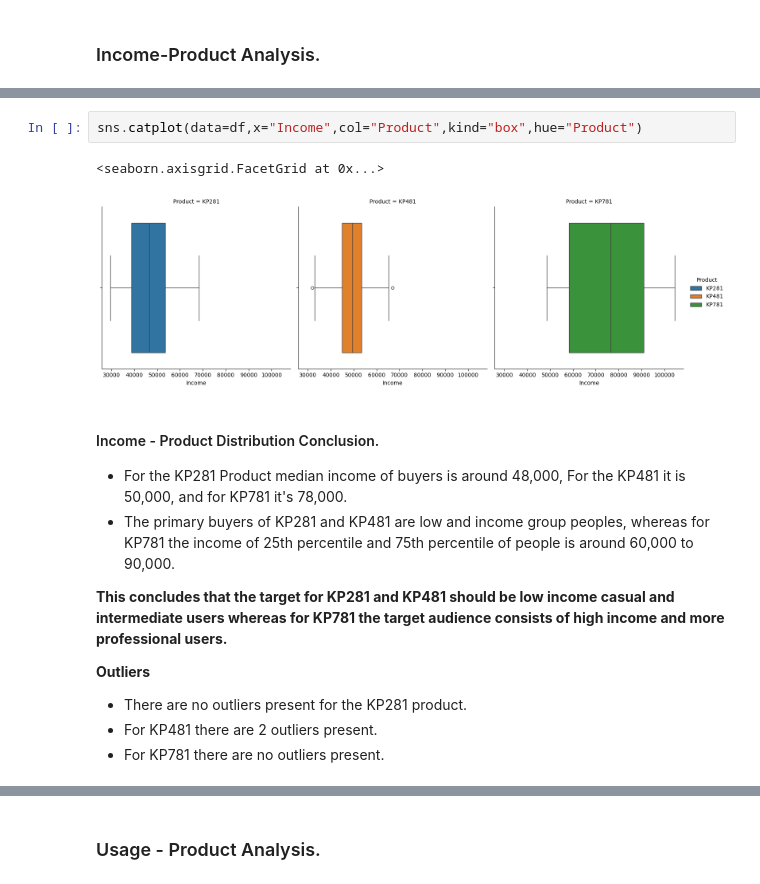
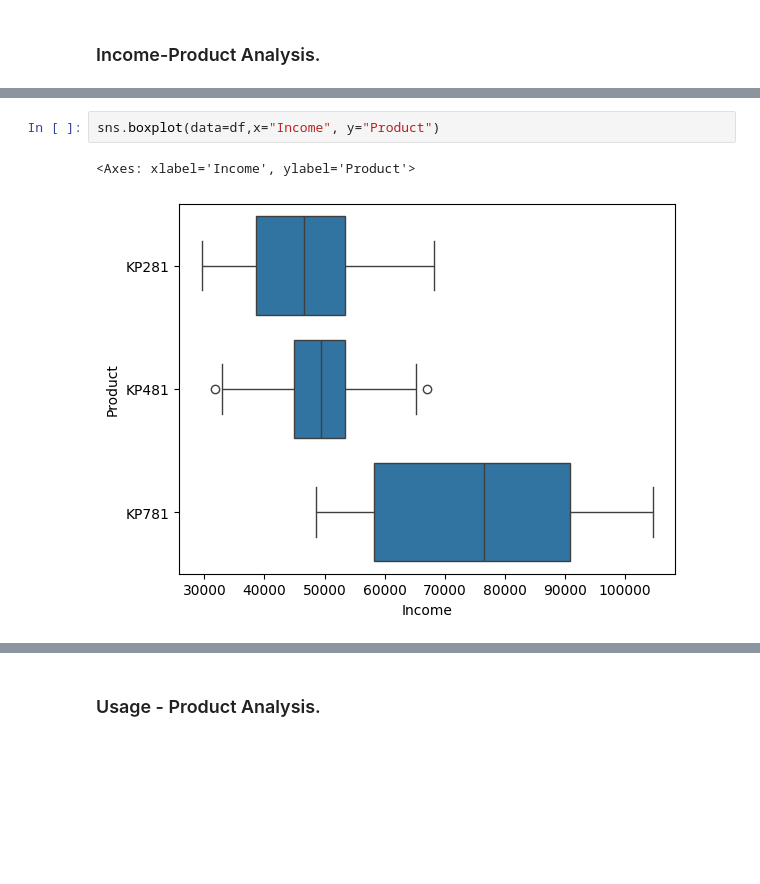
Before and after one commit to 2k4sm/aerofitAnalysis, a Jupyter notebook: aerofit_analysis.ipynb, the cells around one changed output, grey strips where cells are left out. Saved outputs shown, nothing was run; the diff lists cells and outputs as text; blank space fills up the shorter version.

```diff
--- a/aerofit_analysis.ipynb
+++ b/aerofit_analysis.ipynb
@@ -389,18 +416,5 @@ sns.catplot(data=df,x="Age",col="Product",kind="box",hue="Product")
 # %%
-sns.catplot(data=df,x="Income",col="Product",kind="box",hue="Product")
+sns.boxplot(data=df,x="Income", y="Product")
 # %% [output]
-<seaborn.axisgrid.FacetGrid at 0x...>
+<Axes: xlabel='Income', ylabel='Product'>
-[figure, old version]
+[figure, new version]
-# %% [markdown]
-#### Income - Product Distribution Conclusion.
-
-- For the KP281 Product median income of buyers is around 48,000, For the KP481 it is 50,000, and for KP781 it's 78,000.
-- The primary buyers of KP281 and KP481 are low and income group peoples, whereas for KP781 the income of 25th percentile and 75th percentile of people is around 60,000 to 90,000.
-
-**This concludes that the target for KP281 and KP481 should be low income casual and intermediate users whereas for KP781 the target audience consists of high income and more professional users.**
-
-**Outliers**
-
-- There are no outliers present for the KP281 product.
-- For KP481 there are 2 outliers present.
-- For KP781 there are no outliers present.
```
Also changed, not shown: parts of 14 cells of this notebook.
